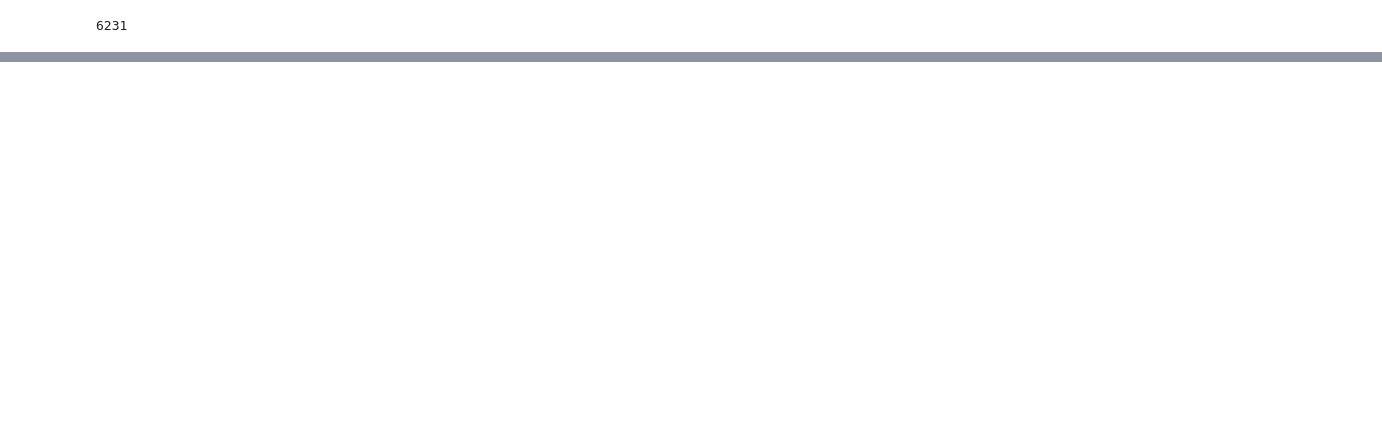
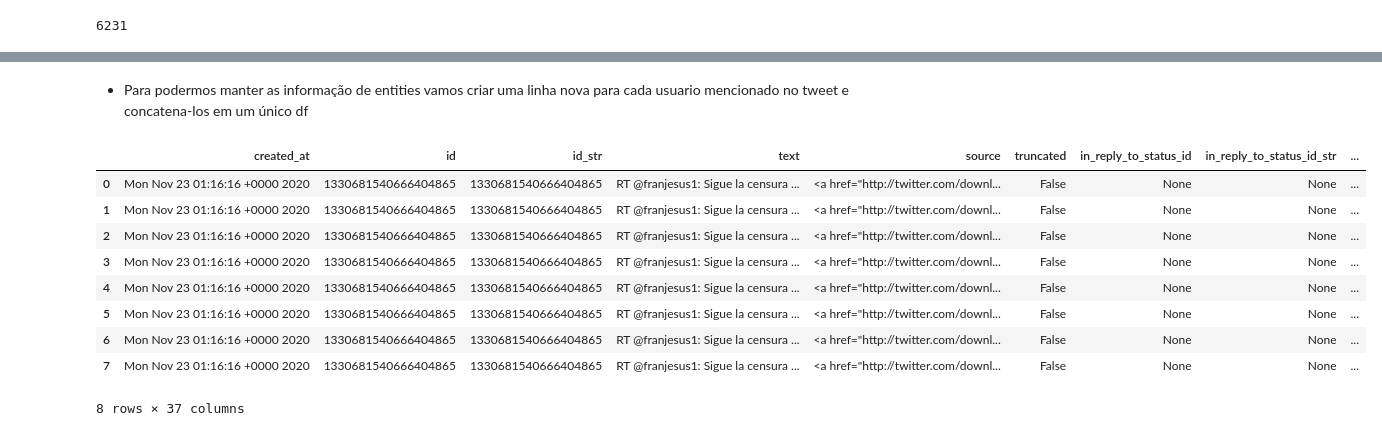
Before and after one commit to diegorech/twitter_crawler, a Jupyter notebook: analyze.ipynb, the cells around one changed output, grey strips where cells are left out. Saved outputs shown, nothing was run; the diff lists cells and outputs as text; code cells hidden in the pictures; blank space fills up the shorter version.

```diff
--- a/analyze.ipynb
+++ b/analyze.ipynb
@@ -33,0 +56,5 @@ dict_keys(['created_at', 'id', 'id_str', 'text', 'source', 'truncated', 'in_repl
+# %%
+# Removendo colunas desnecessárias ou aninhadas
+df_tratado = pd.DataFrame(primeiro_tweet).reset_index(drop=True).iloc[:1]
+df_tratado = df_tratado.drop(columns=['quote_count', 'reply_count', 'retweet_count',
+       'favorite_count','favorited', 'retweeted', 'user', 'entities', 'retweeted_status'])
@@ -33,0 +72,13 @@ dict_keys(['created_at', 'id', 'id_str', 'text', 'source', 'truncated', 'in_repl
+# %%
+# Criando novas colunas a partir das informações do user
+
+df_tratado['user_id'] = primeiro_tweet['user']['id']
+df_tratado['user_id_str'] = primeiro_tweet['user']['id_str']
+df_tratado['user_screen_name'] = primeiro_tweet['user']['screen_name']
+df_tratado['user_location'] = primeiro_tweet['user']['location']
+df_tratado['user_description'] = primeiro_tweet['user']['description']
+df_tratado['user_protected'] = primeiro_tweet['user']['protected']
+df_tratado['user_verified'] = primeiro_tweet['user']['verified']
+df_tratado['user_followers_count'] = primeiro_tweet['user']['followers_count']
+df_tratado['user_friends_count'] = primeiro_tweet['user']['friends_count']
+df_tratado['user_created_at'] = primeiro_tweet['user']['created_at']
@@ -33,0 +115,15 @@ dict_keys(['created_at', 'id', 'id_str', 'text', 'source', 'truncated', 'in_repl
+# %%
+user_mentions = []
+
+for i in range(len(primeiro_tweet['entities']['user_mentions'])):
+    dicionario_base = primeiro_tweet['entities']['user_mentions'][i].copy()
+    dicionario_base.pop('indices', None)
+
+    df = pd.DataFrame(dicionario_base, index=[0])
+    df = df.rename(columns={
+        'screen_name': 'entities_screen_name',
+        'name': 'entities_name',
+        'id': 'entities_id',
+        'id_str': 'entities_id_str '
+    })
+    user_mentions.append(df)
@@ -33,0 +150,22 @@ dict_keys(['created_at', 'id', 'id_str', 'text', 'source', 'truncated', 'in_repl
+# %% [markdown]
+- Para podermos manter as informação de entities vamos criar uma linha nova para cada usuario mencionado no tweet e concatena-los em um único df
+# %%
+dfs = []
+for i in user_mentions:
+    dfs.append(
+        pd.concat([df_tratado.copy(), i], axis=1)
+    )
+
+
+pd.concat(dfs, ignore_index=True)
+# %% [output]
+|  | created_at | id | id_str | text | source | truncated | in_reply_to_status_id | in_reply_to_status_id_str | ... |
+| 0 | Mon Nov 23 01:16:16 +0000 2020 | 1330681540666404865 | 1330681540666404865 | RT @franjesus1: Sigue la censura ... | <a href="http://twitter.com/downl... | False | None | None | ... |
+| 1 | Mon Nov 23 01:16:16 +0000 2020 | 1330681540666404865 | 1330681540666404865 | RT @franjesus1: Sigue la censura ... | <a href="http://twitter.com/downl... | False | None | None | ... |
+| 2 | Mon Nov 23 01:16:16 +0000 2020 | 1330681540666404865 | 1330681540666404865 | RT @franjesus1: Sigue la censura ... | <a href="http://twitter.com/downl... | False | None | None | ... |
+| 3 | Mon Nov 23 01:16:16 +0000 2020 | 1330681540666404865 | 1330681540666404865 | RT @franjesus1: Sigue la censura ... | <a href="http://twitter.com/downl... | False | None | None | ... |
+| 4 | Mon Nov 23 01:16:16 +0000 2020 | 1330681540666404865 | 1330681540666404865 | RT @franjesus1: Sigue la censura ... | <a href="http://twitter.com/downl... | False | None | None | ... |
+| 5 | Mon Nov 23 01:16:16 +0000 2020 | 1330681540666404865 | 1330681540666404865 | RT @franjesus1: Sigue la censura ... | <a href="http://twitter.com/downl... | False | None | None | ... |
+| 6 | Mon Nov 23 01:16:16 +0000 2020 | 1330681540666404865 | 1330681540666404865 | RT @franjesus1: Sigue la censura ... | <a href="http://twitter.com/downl... | False | None | None | ... |
+| 7 | Mon Nov 23 01:16:16 +0000 2020 | 1330681540666404865 | 1330681540666404865 | RT @franjesus1: Sigue la censura ... | <a href="http://twitter.com/downl... | False | None | None | ... |
+8 rows × 37 columns
```
Also changed, not shown: parts of 24 cells of this notebook.
